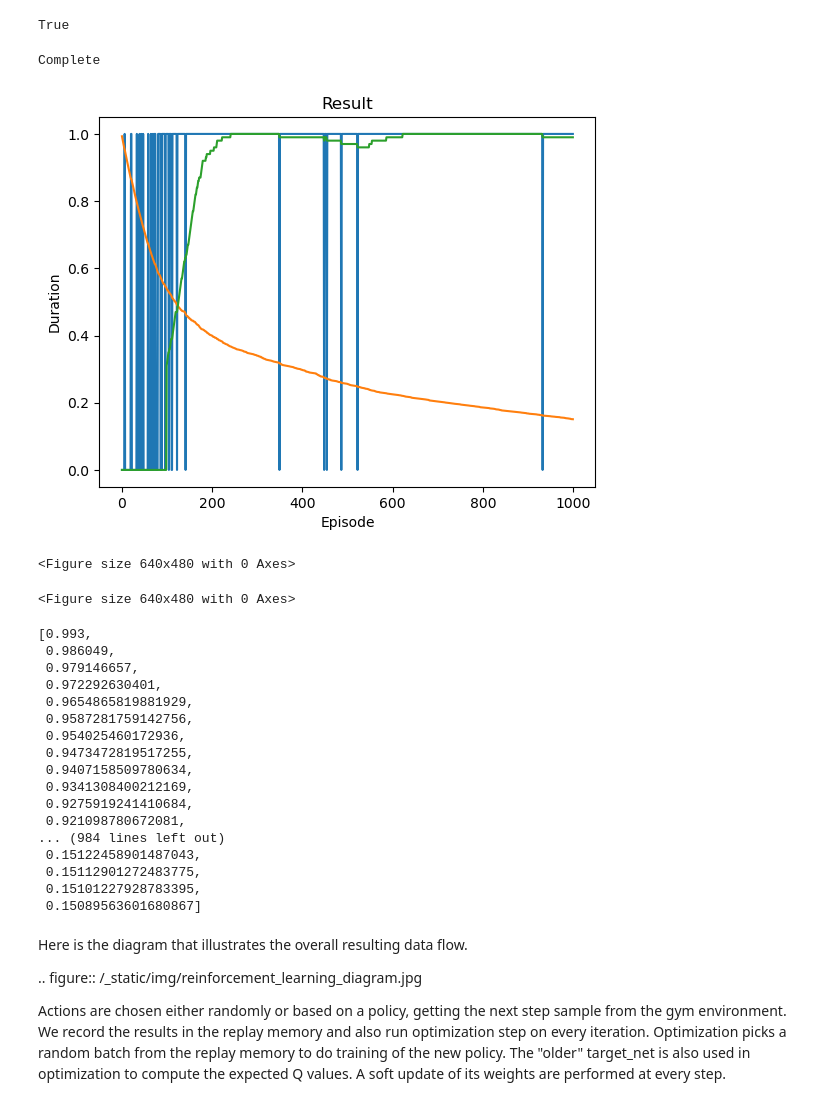
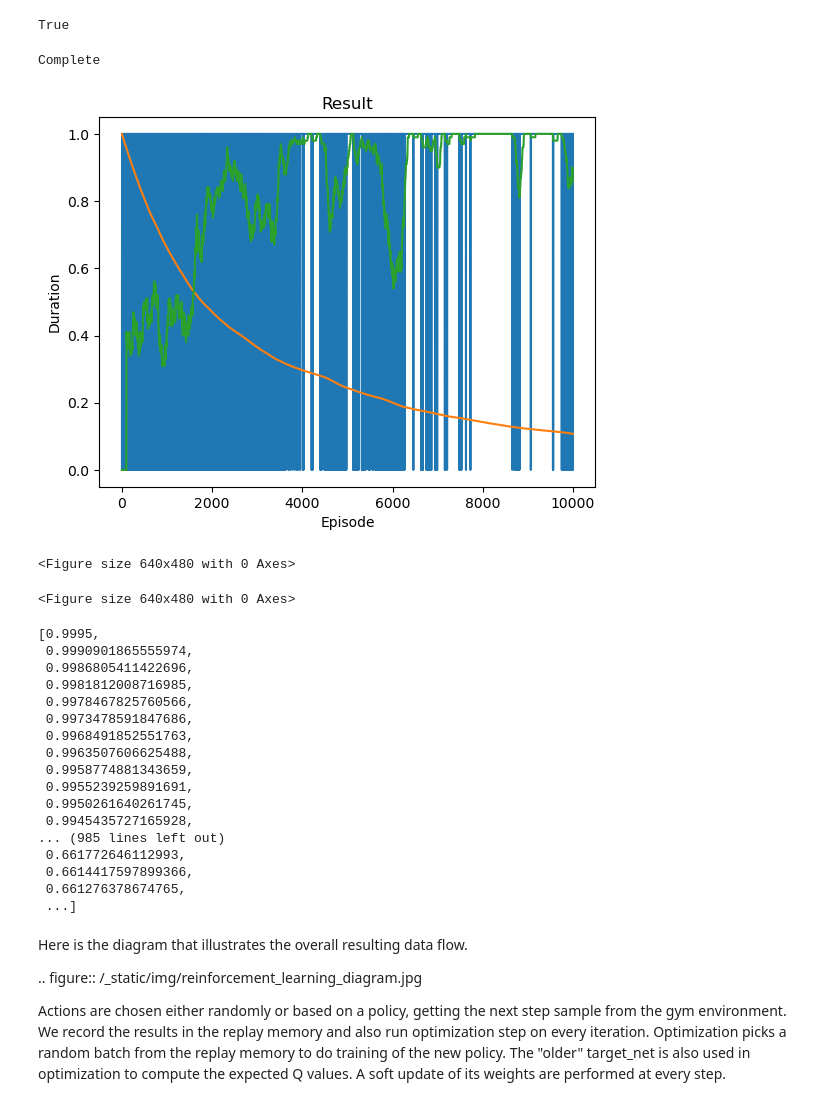
Before and after one commit to Ferch42/PACMANGYM, a Jupyter notebook: reinforcement_q_learning.ipynb, the cells around one changed output. Drawn from its saved outputs; the diff is of its cells as text; code cells hidden in the pictures.

```diff
--- a/reinforcement_q_learning.ipynb
+++ b/reinforcement_q_learning.ipynb
@@ -245,7 +245,7 @@ LR = 1e-5
 n_actions = 4
 # Get the number of state observations
 state = env.reset()
-n_observations = len(state)
+n_observations = len(state)+1
 
 policy_net = DQN(n_observations, n_actions).to(device)
 target_net = DQN(n_observations, n_actions).to(device)
@@ -261,7 +261,7 @@ steps_done = 0
 def select_action(state):
     global steps_done
     sample = random.random()
-    eps_threshold = 1*(0.993**(steps_done/100))
+    eps_threshold = 1*(0.9995**(steps_done/100))
     steps_done += 1
 
     if sample > eps_threshold:
@@ -381,14 +381,17 @@ torch.cuda.is_available()
 True
 # %%
 if torch.cuda.is_available():
-    num_episodes = 1000
+    num_episodes = 10_000
 else:
     num_episodes = 50
 
 for i_episode in range(num_episodes):
     # Initialize the environment and get it's state
     state = env.reset()
-    state = torch.tensor(state, dtype=torch.float32, device=device).unsqueeze(0)
+    goal_event = np.random.randint(2)
+    state = torch.tensor(np.append(state, goal_event), dtype=torch.float32, device=device).unsqueeze(0)
+
+
 
     r_sum = 0
     for t in range(100):
@@ -396,11 +399,12 @@ for i_episode in range(num_episodes):
         action = select_action(state)
         observation, reward, terminated, info = env.step(action.item())
 
+        observation = np.append(observation, goal_event)
         #if i_episode %100==0:
         #    env.render()
 
         r = 0
-        if info['E'] == 1:
+        if (info['E'] == 1 and goal_event ==1) or (info['E'] == 3 and goal_event ==0):
             r = 1
         reward = torch.tensor([r], device=device)
         r_sum +=r
@@ -414,57 +418,57 @@ for i_episode in range(num_episodes):
         # Store the transition in memory
         memory.push(state, action, next_state, reward)
 
         # Move to the next state
         state = next_state
 
         # Perform one step of the optimization (on the policy network)
         optimize_model()
 
         # Soft update of the target network's weights
         # θ′ ← τ θ + (1 −τ )θ′
         target_net_state_dict = target_net.state_dict()
         policy_net_state_dict = policy_net.state_dict()
         for key in policy_net_state_dict:
             target_net_state_dict[key] = policy_net_state_dict[key]*TAU + target_net_state_dict[key]*(1-TAU)
         target_net.load_state_dict(target_net_state_dict)
 
         if done:
             episode_durations.append(r_sum)
-            epsilon_values.append(1*(0.993**(steps_done/100)))
+            epsilon_values.append(1*(0.9995**(steps_done/100)))
             if i_episode%100==0:
                 plot_durations()
                 pass
             break
 
 print('Complete')
 plot_durations(show_result=True)
 plt.ioff()
 plt.show()
 # %% [output]
 Complete
-[figure, old version]
+[figure, new version]
 <Figure size 640x480 with 0 Axes>
 <Figure size 640x480 with 0 Axes>
 # %%
 epsilon_values
 # %% [output]
-[0.993,
- 0.986049,
- 0.979146657,
- 0.972292630401,
- 0.9654865819881929,
- 0.9587281759142756,
- 0.954025460172936,
- 0.9473472819517255,
- 0.9407158509780634,
- 0.9341308400212169,
- 0.9275919241410684,
- 0.921098780672081,
-... (984 lines left out)
- 0.15122458901487043,
- 0.15112901272483775,
- 0.15101227928783395,
- 0.15089563601680867]
+[0.9995,
+ 0.9990901865555974,
+ 0.9986805411422696,
+ 0.9981812008716985,
+ 0.9978467825760566,
+ 0.9973478591847686,
+ 0.9968491852551763,
+ 0.9963507606625488,
+ 0.9958774881343659,
+ 0.9955239259891691,
+ 0.9950261640261745,
+ 0.9945435727165928,
+... (985 lines left out)
+ 0.661772646112993,
+ 0.6614417597899366,
+ 0.661276378674765,
+ ...]
 # %% [markdown]
 Here is the diagram that illustrates the overall resulting data flow.
 
```
Also changed, not shown: parts of 9 cells of this notebook, 1 other file.
